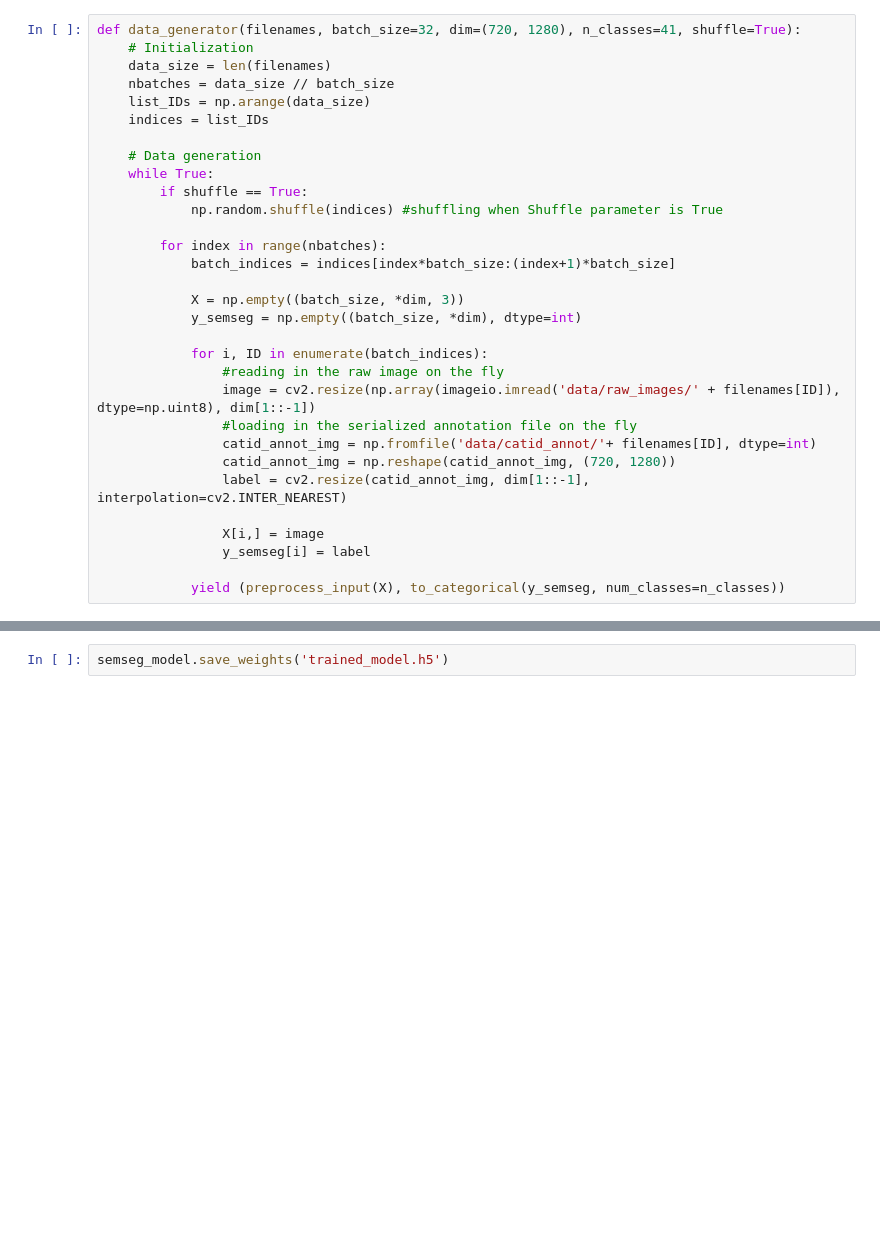
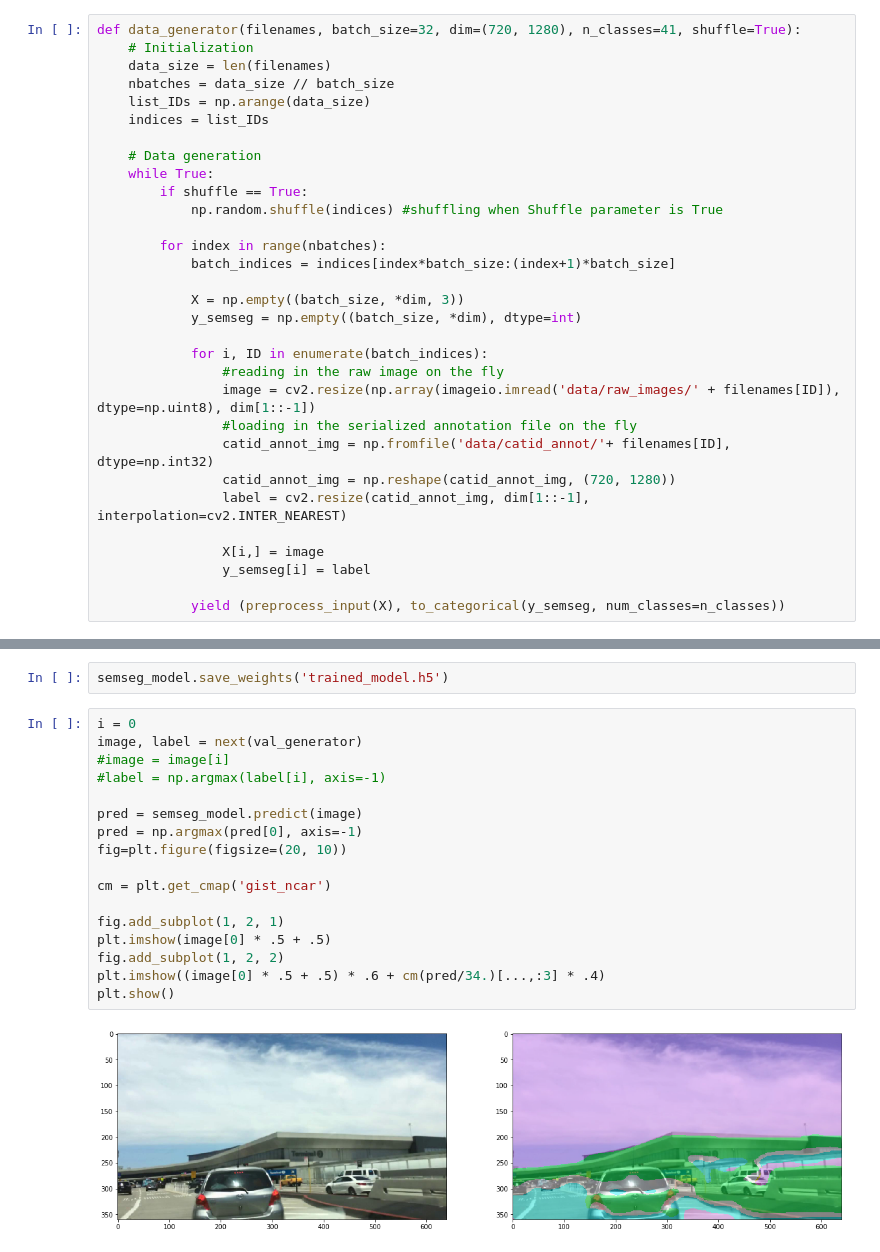
Before and after one commit to beatakovacs/Bohemian-Alligators, a Jupyter notebook: network.ipynb, the cells around one changed output, grey strips where cells are left out. Cells and saved outputs as stored; diff of their text form; blank space fills up the shorter version.

```diff
--- a/network.ipynb
+++ b/network.ipynb
@@ -212,7 +243,7 @@ def data_generator(filenames, batch_size=32, dim=(720, 1280), n_classes=41, shuf
                 #reading in the raw image on the fly
                 image = cv2.resize(np.array(imageio.imread('data/raw_images/' + filenames[ID]), dtype=np.uint8), dim[1::-1])
                 #loading in the serialized annotation file on the fly
-                catid_annot_img = np.fromfile('data/catid_annot/'+ filenames[ID], dtype=int)
+                catid_annot_img = np.fromfile('data/catid_annot/'+ filenames[ID], dtype=np.int32)
                 catid_annot_img = np.reshape(catid_annot_img, (720, 1280))
                 label = cv2.resize(catid_annot_img, dim[1::-1], interpolation=cv2.INTER_NEAREST)
 
@@ -328,2 +367,21 @@ semseg_model.fit_generator(generator=train_generator,
 # %%
 semseg_model.save_weights('trained_model.h5')
+# %%
+i = 0
+image, label = next(val_generator)
+#image = image[i]
+#label = np.argmax(label[i], axis=-1)
+
+pred = semseg_model.predict(image)
+pred = np.argmax(pred[0], axis=-1)
+fig=plt.figure(figsize=(20, 10))
+
+cm = plt.get_cmap('gist_ncar')
+
+fig.add_subplot(1, 2, 1)
+plt.imshow(image[0] * .5 + .5)
+fig.add_subplot(1, 2, 2)
+plt.imshow((image[0] * .5 + .5) * .6 + cm(pred/34.)[...,:3] * .4)
+plt.show()
+# %% [output]
+[figure, added]
```
Also changed, not shown: parts of 15 cells of this notebook, 3 other files.
